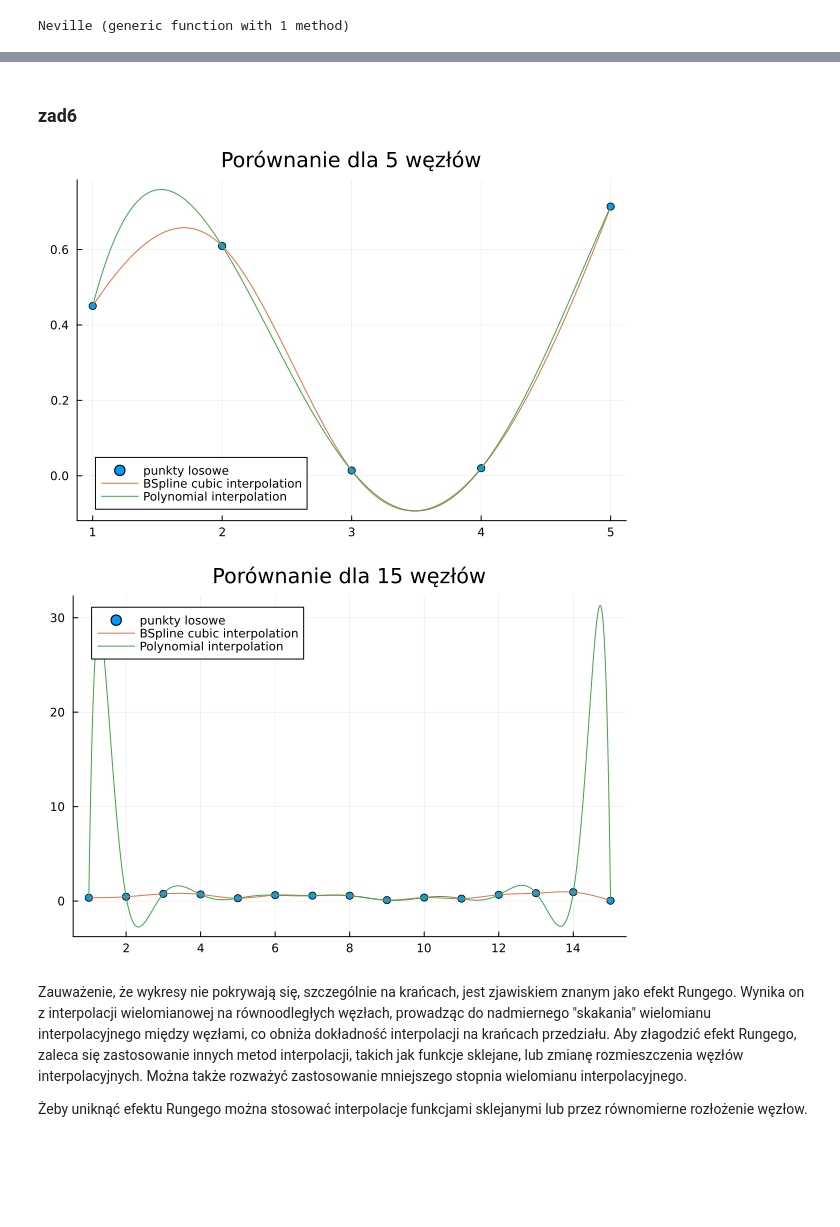
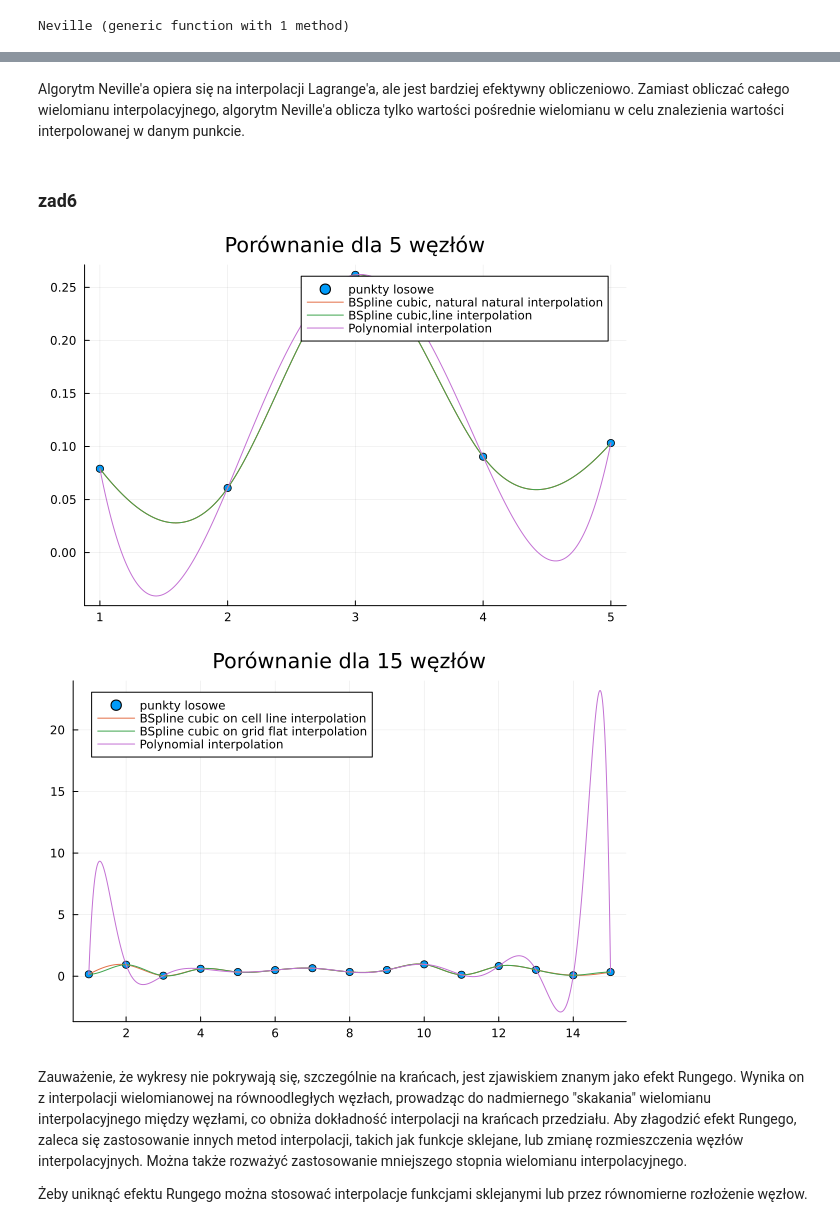
Before and after one commit to TommyFurgi/Computation-Methods-for-Science-and-Technology, a Jupyter notebook: lab4/lab4.ipynb, the cells around one changed output, grey strips where cells are left out. Drawn from its saved outputs; the diff is of its cells as text; code cells hidden in the pictures; blank space fills up the shorter version.

```diff
--- a/lab4/lab4.ipynb
+++ b/lab4/lab4.ipynb
@@ -217,35 +217,45 @@ Neville            Lagrange                  różnica
+# %% [markdown]
+Algorytm Neville'a opiera się na interpolacji Lagrange'a, ale jest bardziej efektywny obliczeniowo. Zamiast obliczać całego wielomianu interpolacyjnego, algorytm Neville'a oblicza tylko wartości pośrednie wielomianu w celu znalezienia wartości interpolowanej w danym punkcie.
 # %% [markdown]
 ### zad6
 # %%
 xs = 1:5
 ys = [rand() for x in xs]
 xsf = 1:0.01:5
 scatter(xs,ys,label="punkty losowe")
 
-bspline5 = interpolate(ys, BSpline(Cubic(Natural(OnCell()))))
-ysf1=[bspline5(x) for x in xsf]
-plot!(xsf,ysf1, label="BSpline cubic interpolation")
+bspline_cube = interpolate(ys, BSpline(Cubic(Natural(OnCell())))) # funcja kubiczba, natural - wygadzona
+ysf1=[bspline_cube(x) for x in xsf]
+plot!(xsf,ysf1, label="BSpline cubic, natural natural interpolation")
+
+bspline_line = interpolate(ys, BSpline(Cubic(Line(OnCell())))) # line - segmenty są liniowe
+ysf2=[bspline_line(x) for x in xsf]
+plot!(xsf,ysf2, label="BSpline cubic,line interpolation")
 
 f5 = fit(xs,ys)
-ysf2=[f5(x) for x in xsf]
-plot!(xsf,ysf2, label="Polynomial interpolation", title="Porównanie dla 5 węzłów")
+ysf3=[f5(x) for x in xsf]
+plot!(xsf,ysf3, label="Polynomial interpolation", title="Porównanie dla 5 węzłów")
 # %% [output]
-[figure, old version]
+[figure, new version]
 # %%
 xs2 = 1:15
 ys2 = [rand() for x in xs2]
 xsf2 = 1:0.01:15
 
 scatter(xs2,ys2,label="punkty losowe")
-bspline15 = interpolate(ys2, BSpline(Cubic(Line(OnCell()))))
-ysf3=[bspline15(x) for x in xsf2]
-plot!(xsf2,ysf3, label="BSpline cubic interpolation")
+bspline_line = interpolate(ys2, BSpline(Cubic(Line(OnCell()))))
+ysf4=[bspline_line(x) for x in xsf2]
+plot!(xsf2,ysf4, label="BSpline cubic on cell line interpolation")
+
+bspline_flat = interpolate(ys2, BSpline(Cubic(Flat(OnGrid()))))
+ysf5=[bspline_flat(x) for x in xsf2]
+plot!(xsf2,ysf5, label="BSpline cubic on grid flat interpolation")
 
 f15 = fit(xs2,ys2)
-ysf4=[f15(x) for x in xsf2]
-plot!(xsf2,ysf4, label="Polynomial interpolation", title="Porównanie dla 15 węzłów")
+ysf6=[f15(x) for x in xsf2]
+plot!(xsf2,ysf6, label="Polynomial interpolation", title="Porównanie dla 15 węzłów")
 # %% [output]
-[figure, old version]
+[figure, new version]
 # %% [markdown]
 Zauważenie, że wykresy nie pokrywają się, szczególnie na krańcach, jest zjawiskiem znanym jako efekt Rungego. Wynika on z interpolacji wielomianowej na równoodległych węzłach, prowadząc do nadmiernego "skakania" wielomianu interpolacyjnego między węzłami, co obniża dokładność interpolacji na krańcach przedziału. Aby złagodzić efekt Rungego, zaleca się zastosowanie innych metod interpolacji, takich jak funkcje sklejane, lub zmianę rozmieszczenia węzłów interpolacyjnych. Można także rozważyć zastosowanie mniejszego stopnia wielomianu interpolacyjnego.
 
```
Also changed, not shown: parts of 7 cells of this notebook, 3 other files.
